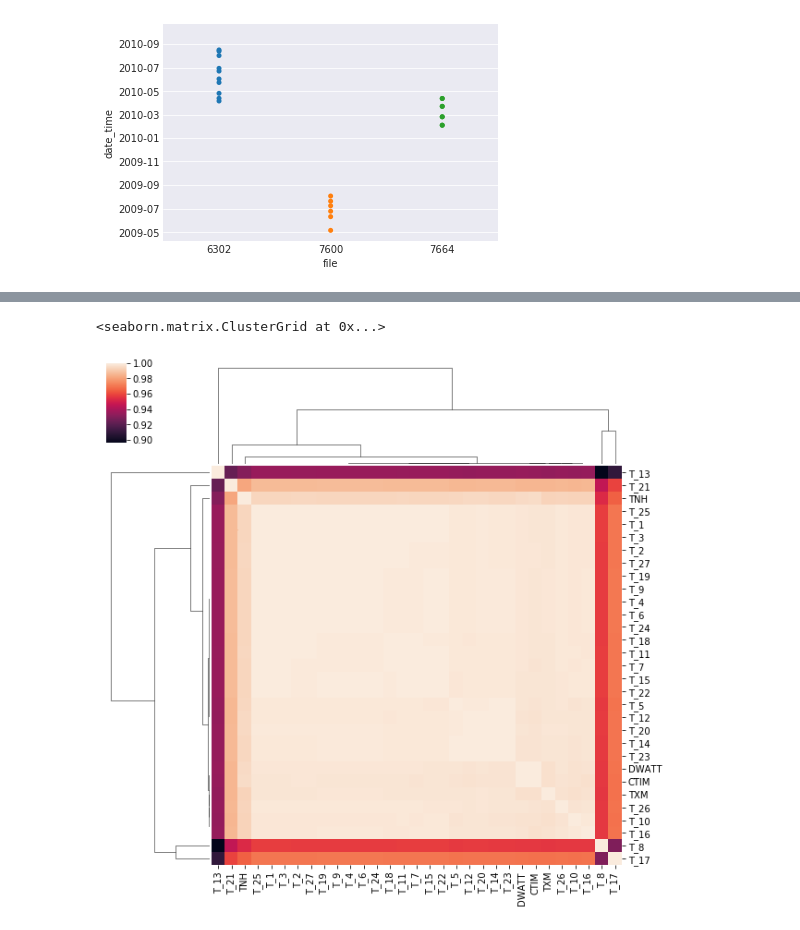
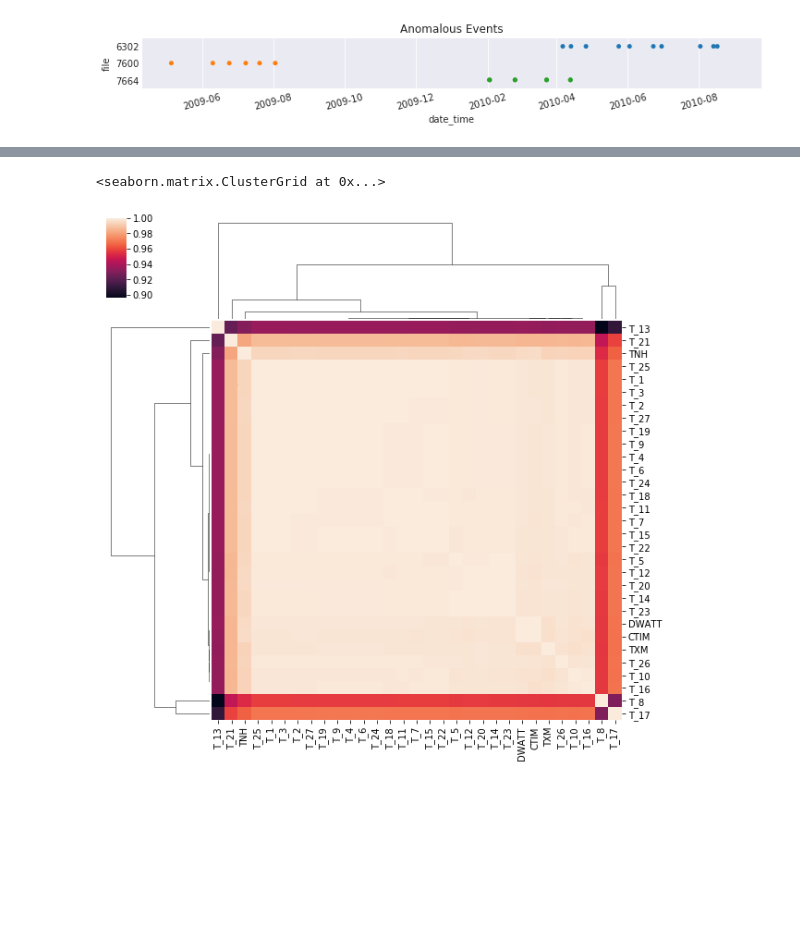
Before and after one commit to rtbs-dev/phm-feature-maker, a Jupyter notebook: sandbox.ipynb, the cells around one changed output, grey strips where cells are left out. Cells and saved outputs as stored; diff of their text form; code cells hidden in the pictures; blank space fills up the shorter version.

```diff
--- a/sandbox.ipynb
+++ b/sandbox.ipynb
@@ -9,14 +9,18 @@ import os
 # %%
 data_dir = os.path.join('.','data')
 
 ref = pd.read_excel(os.path.join(data_dir, 'GroundTruths.xlsx'),
                     names=['file', 'date_time'])
 ref.date_time = pd.to_datetime(ref.date_time)
 # sns.rugplot(ref['event DateTime'])
 with sns.axes_style(style='darkgrid'):
-    sns.stripplot(y=ref['date_time'], x=ref['file'])# ref
+    plt.figure(figsize=(12,1))
+    sns.stripplot(x=ref['date_time'], y=ref['file'],
+                 orient='h')# ref
+    plt.xticks(rotation=15)
+    plt.title('Anomalous Events')
 # %% [output]
-[figure, old version]
+[figure, new version]
 # %%
 df = pd.concat([pd.read_csv(os.path.join(data_dir, 'data_6302.csv'),
                              index_col=0, parse_dates=True),
```
Also changed, not shown: parts of 21 cells of this notebook.
